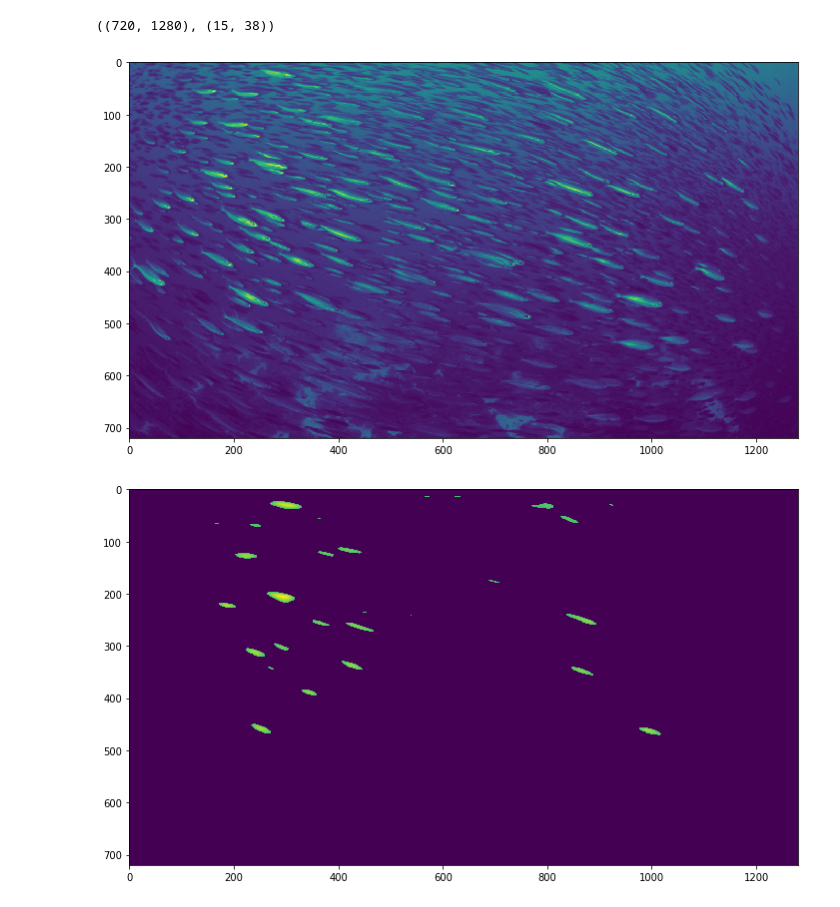
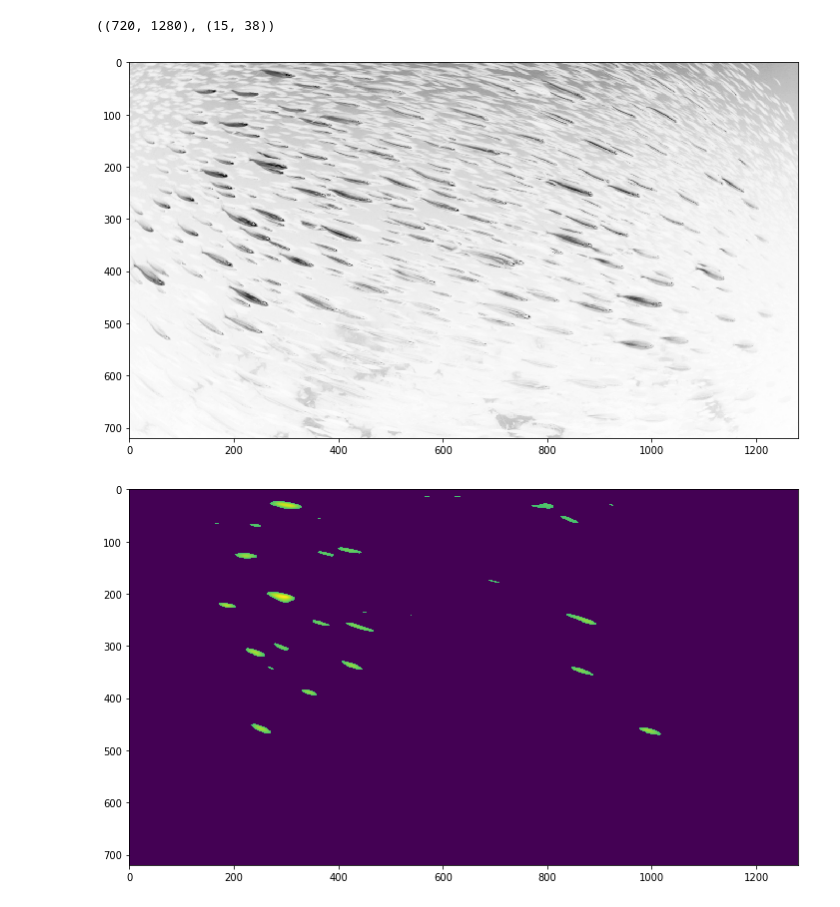
Before and after one commit to jasieksz/mownit, a Jupyter notebook: lab9/lab9_fft.ipynb, the cells around one changed output. Cells and saved outputs as stored; diff of their text form; code cells hidden in the pictures.

```diff
--- a/lab9/lab9_fft.ipynb
+++ b/lab9/lab9_fft.ipynb
@@ -11,7 +13,7 @@ image.shape, pattern.shape
 # %% [output]
 ((720, 1280), (15, 38))
 # %%
-showImage(image)
+showImage(image, 12, 'Greys')
 # %% [output]
-[figure, old version]
+[figure, new version]
 # %%
```
Also changed, not shown: parts of 10 cells of this notebook, 1 other file.
